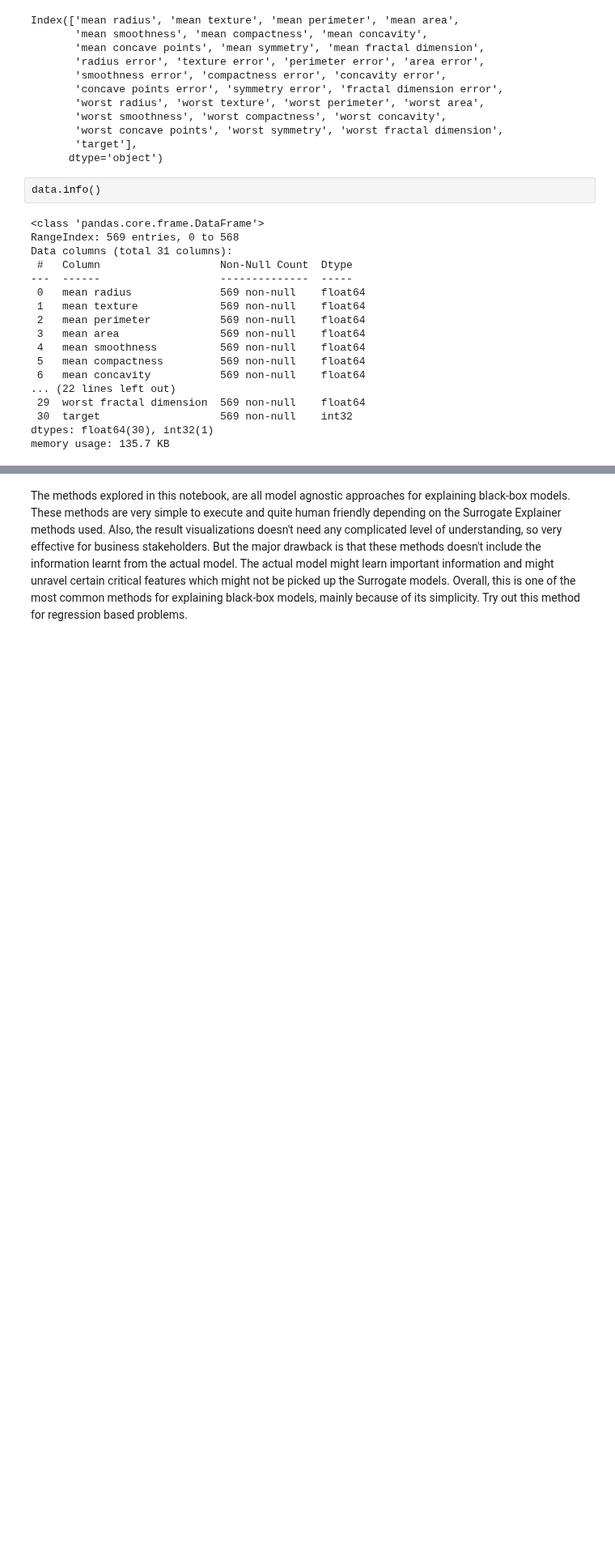
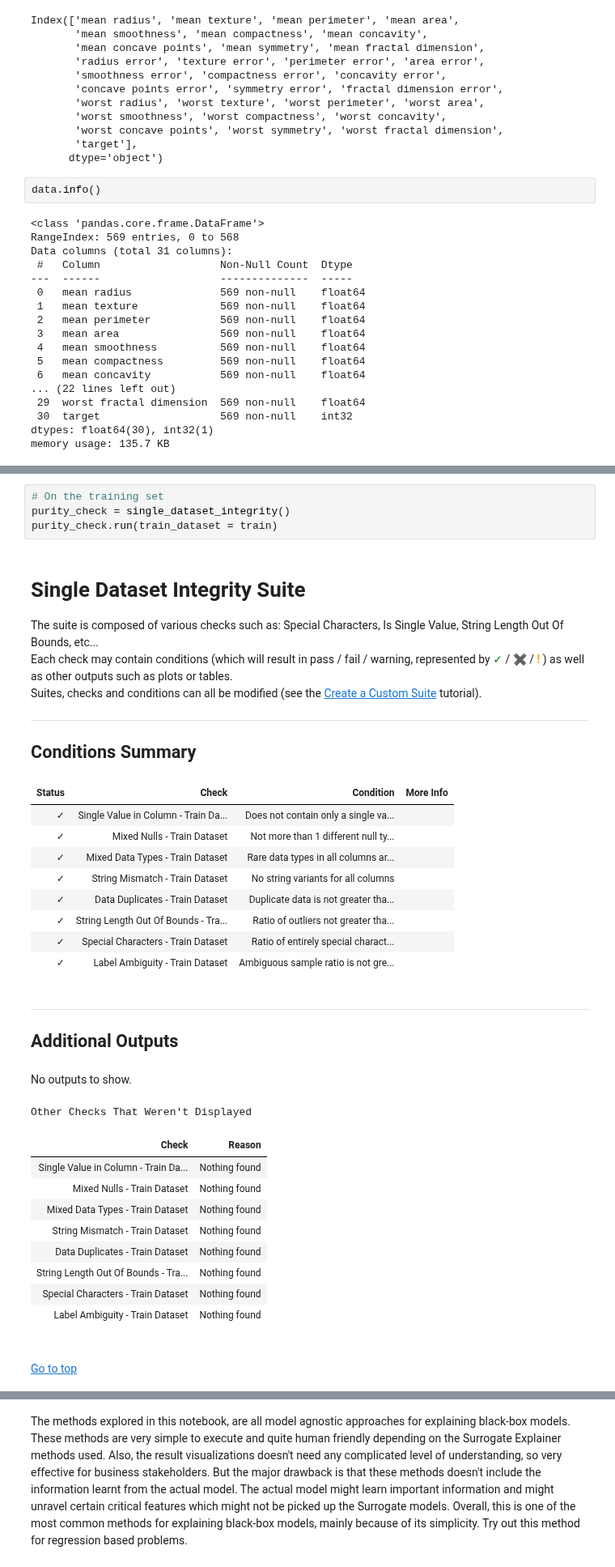
Before and after one commit to PacktPublishing/Applied-Machine-Learning-Explainability-Techniques, a Jupyter notebook: Chapter03/Data_Centric_XAI_part_1.ipynb, the cells around one changed output, grey strips where cells are left out. Shown at 81% size. Cells and saved outputs as stored; diff of their text form; blank space fills up the shorter version.

```diff
--- a/Chapter03/Data_Centric_XAI_part_1.ipynb
+++ b/Chapter03/Data_Centric_XAI_part_1.ipynb
@@ -117,0 +117,32 @@ Top Trust Score Samples
+# %%
+# On the training set
+purity_check = single_dataset_integrity()
+purity_check.run(train_dataset = train)
+# %% [output]
+Single Dataset Integrity Suite
+The suite is composed of various checks such as: Special Characters, Is Single Value, String Length Out Of Bounds, etc...
+Each check may contain conditions (which will result in pass / fail / warning, represented by ✓ / ✖ / ! ) as well as other outputs such as plots or tables.
+Suites, checks and conditions can all be modified (see the Create a Custom Suite tutorial).
+Conditions Summary
+| Status | Check | Condition | More Info |
+| ✓ | Single Value in Column - Train Da... | Does not contain only a single va... |  |
+| ✓ | Mixed Nulls - Train Dataset | Not more than 1 different null ty... |  |
+| ✓ | Mixed Data Types - Train Dataset | Rare data types in all columns ar... |  |
+| ✓ | String Mismatch - Train Dataset | No string variants for all columns |  |
+| ✓ | Data Duplicates - Train Dataset | Duplicate data is not greater tha... |  |
+| ✓ | String Length Out Of Bounds - Tra... | Ratio of outliers not greater tha... |  |
+| ✓ | Special Characters - Train Dataset | Ratio of entirely special charact... |  |
+| ✓ | Label Ambiguity - Train Dataset | Ambiguous sample ratio is not gre... |  |
+Additional Outputs
+No outputs to show.
+Other Checks That Weren't Displayed
+| Check | Reason |
+| Single Value in Column - Train Da... | Nothing found |
+| Mixed Nulls - Train Dataset | Nothing found |
+| Mixed Data Types - Train Dataset | Nothing found |
+| String Mismatch - Train Dataset | Nothing found |
+| Data Duplicates - Train Dataset | Nothing found |
+| String Length Out Of Bounds - Tra... | Nothing found |
+| Special Characters - Train Dataset | Nothing found |
+| Label Ambiguity - Train Dataset | Nothing found |
+Go to top
```
Also changed, not shown: parts of 25 cells of this notebook.
